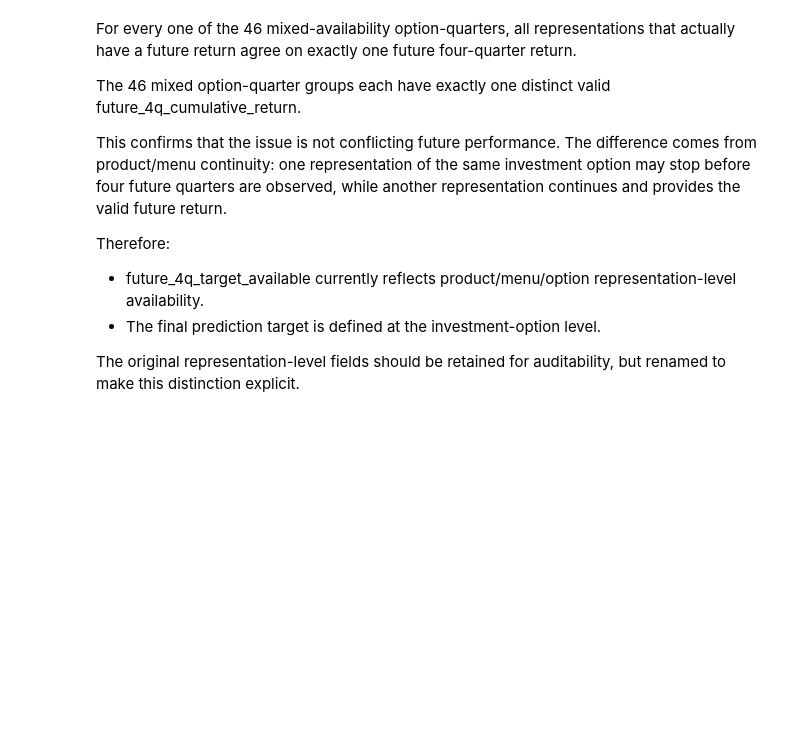
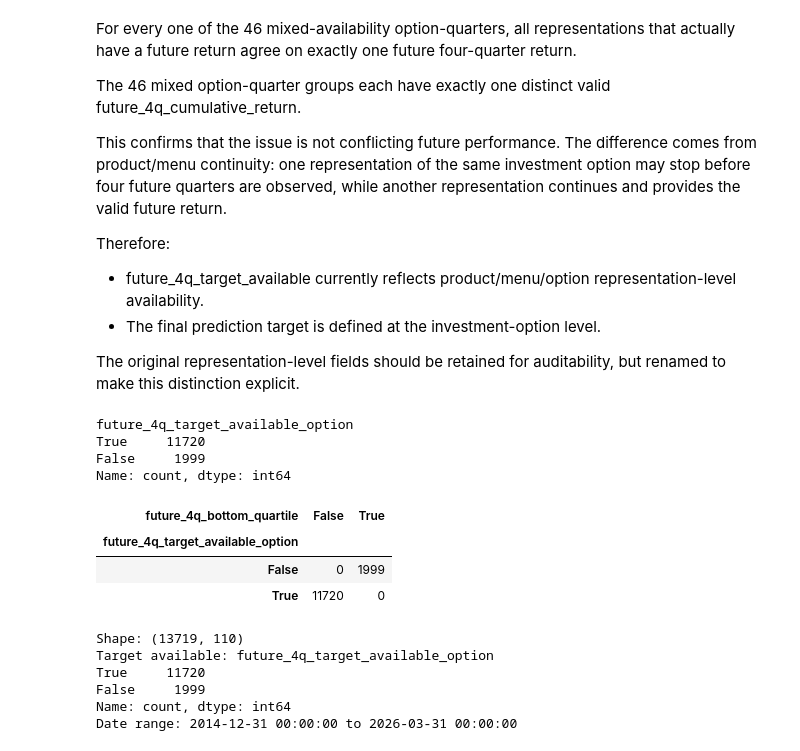
Before and after one commit to terra9/superannuation-performance-early-warning, a Jupyter notebook: notebooks/apra_data_audit.ipynb, the cells around one changed output. Saved outputs shown, nothing was run; the diff lists cells and outputs as text; code cells hidden in the pictures; blank space fills up the shorter version.

```diff
--- a/notebooks/apra_data_audit.ipynb
+++ b/notebooks/apra_data_audit.ipynb
@@ -10240,3 +10240,39 @@ hist_model_mysuper_target_peer[
         "future_4q_bottom_quartile"
     ].notna()
 )
+# %%
+# check new option-level availability counts
+hist_model_mysuper_target_peer[
+    "future_4q_target_available_option"
+].value_counts(dropna=False)
+# %% [output]
+future_4q_target_available_option
+True     11720
+False     1999
+Name: count, dtype: int64
+# %%
+# make the classification target boolean
+hist_model_mysuper_target_peer[
+    "future_4q_bottom_quartile"
+] = (
+    hist_model_mysuper_target_peer[
+        "future_4q_bottom_quartile"
+    ]
+    .astype("boolean")
+)
+
+# consistency check
+pd.crosstab(
+    hist_model_mysuper_target_peer[
+        "future_4q_target_available_option"
+    ],
+    hist_model_mysuper_target_peer[
+        "future_4q_bottom_quartile"
+    ].isna(),
+    dropna=False,
+)
+# %% [output]
+| future_4q_bottom_quartile | False | True |
+| future_4q_target_available_option |  |  |
+| False | 0 | 1999 |
+| True | 11720 | 0 |
@@ -10242,0 +10317,22 @@ hist_model_mysuper_target_peer[
+# %%
+# integrity check
+print("Shape:", hist_model_mysuper_target_peer.shape)
+print(
+    "Target available:",
+    hist_model_mysuper_target_peer[
+        "future_4q_target_available_option"
+    ].value_counts(dropna=False)
+)
+print(
+    "Date range:",
+    hist_model_mysuper_target_peer["period_end_date"].min(),
+    "to",
+    hist_model_mysuper_target_peer["period_end_date"].max(),
+)
+# %% [output]
+Shape: (13719, 110)
+Target available: future_4q_target_available_option
+True     11720
+False     1999
+Name: count, dtype: int64
+Date range: 2014-12-31 00:00:00 to 2026-03-31 00:00:00
```
Also changed, not shown: parts of 10 cells of this notebook, 1 other file.
